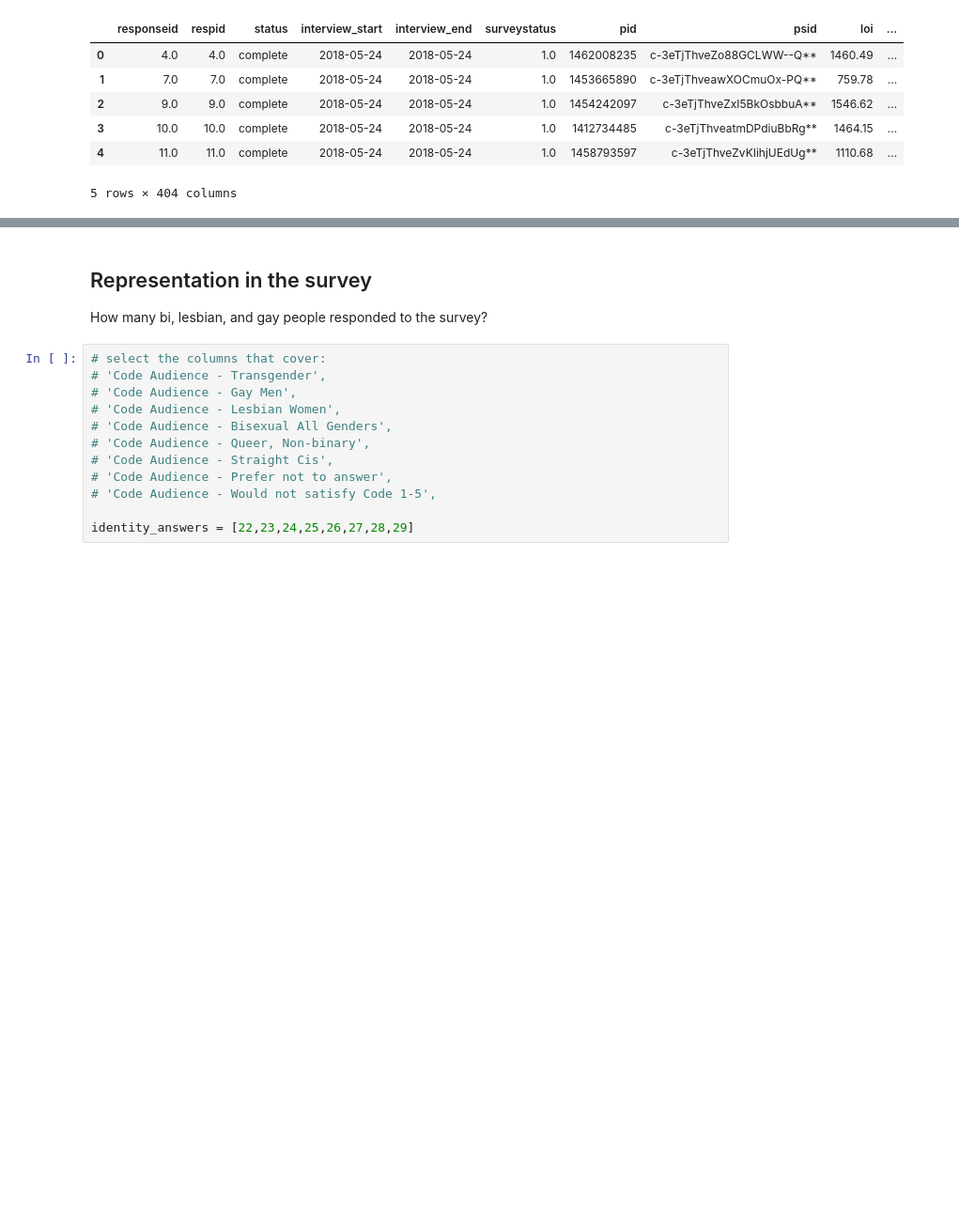
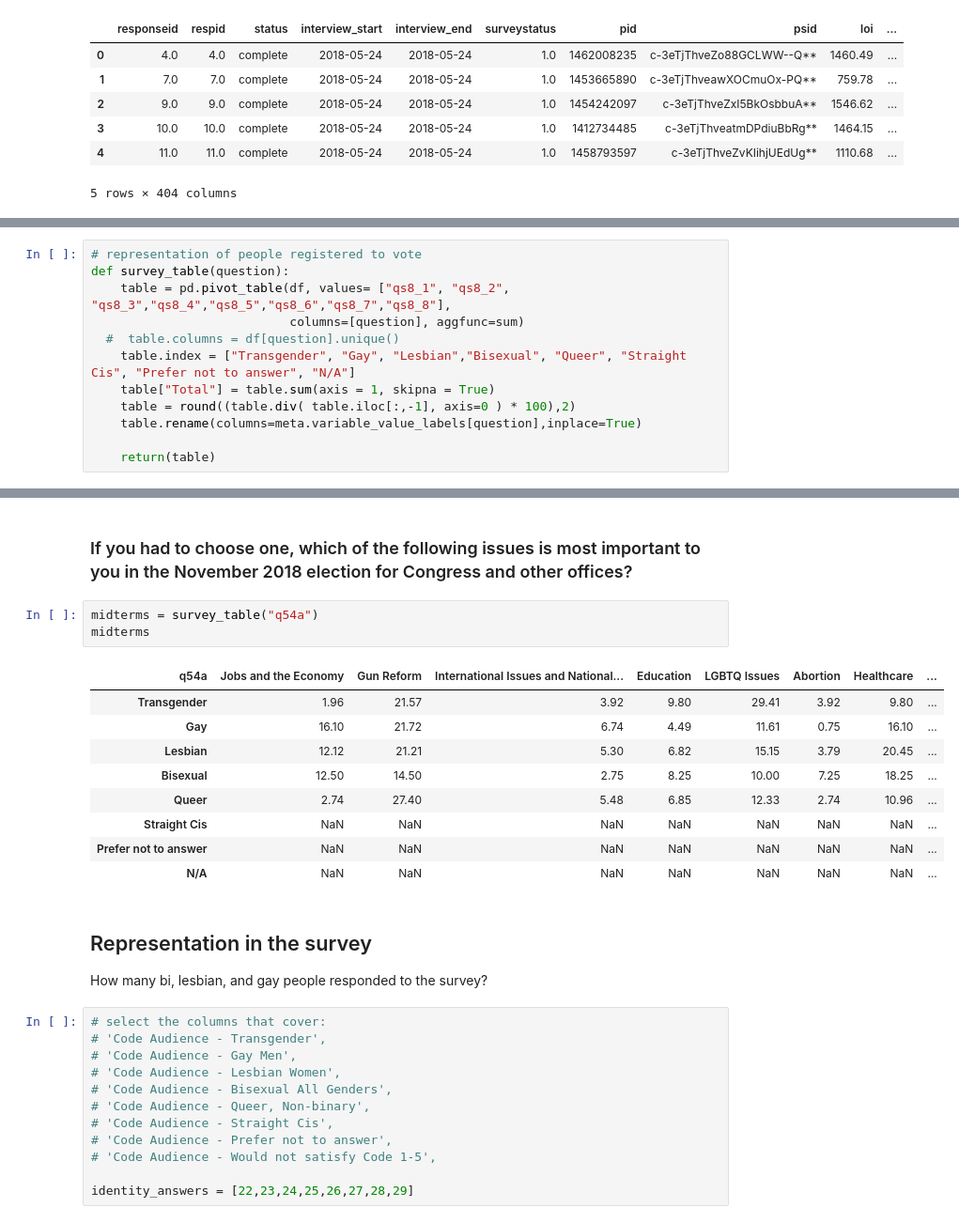
Before and after one commit to thebbennett/buzzfeed-wins-lgbt, a Jupyter notebook: Buzzfeed-Wins LGBT Exploratory Data Analysis.ipynb, the cells around one changed output, grey strips where cells are left out. Shown at 94% size. Drawn from its saved outputs; the diff is of its cells as text; blank space fills up the shorter version.

Commit message:
pivot tables!

```diff
--- a/Buzzfeed-Wins LGBT Exploratory Data Analysis.ipynb
+++ b/Buzzfeed-Wins LGBT Exploratory Data Analysis.ipynb
@@ -25,0 +34,12 @@ df.head()
+# %%
+# representation of people registered to vote
+def survey_table(question):
+    table = pd.pivot_table(df, values= ["qs8_1", "qs8_2", "qs8_3","qs8_4","qs8_5","qs8_6","qs8_7","qs8_8"],
+                           columns=[question], aggfunc=sum)
+  #  table.columns = df[question].unique()
+    table.index = ["Transgender", "Gay", "Lesbian","Bisexual", "Queer", "Straight Cis", "Prefer not to answer", "N/A"]
+    table["Total"] = table.sum(axis = 1, skipna = True)
+    table = round((table.div( table.iloc[:,-1], axis=0 ) * 100),2)
+    table.rename(columns=meta.variable_value_labels[question],inplace=True)
+
+    return(table)
@@ -26,3 +61,18 @@ df.head()
+# %% [markdown]
+### If you had to choose one, which of the following issues is most important to you in the November 2018 election for Congress and other offices?
+# %%
+midterms = survey_table("q54a")
+midterms
+# %% [output]
+| q54a | Jobs and the Economy | Gun Reform | International Issues and National... | Education | LGBTQ Issues | Abortion | Healthcare | ... |
+| Transgender | 1.96 | 21.57 | 3.92 | 9.80 | 29.41 | 3.92 | 9.80 | ... |
+| Gay | 16.10 | 21.72 | 6.74 | 4.49 | 11.61 | 0.75 | 16.10 | ... |
+| Lesbian | 12.12 | 21.21 | 5.30 | 6.82 | 15.15 | 3.79 | 20.45 | ... |
+| Bisexual | 12.50 | 14.50 | 2.75 | 8.25 | 10.00 | 7.25 | 18.25 | ... |
+| Queer | 2.74 | 27.40 | 5.48 | 6.85 | 12.33 | 2.74 | 10.96 | ... |
+| Straight Cis | NaN | NaN | NaN | NaN | NaN | NaN | NaN | ... |
+| Prefer not to answer | NaN | NaN | NaN | NaN | NaN | NaN | NaN | ... |
+| N/A | NaN | NaN | NaN | NaN | NaN | NaN | NaN | ... |
 # %% [markdown]
 ## Representation in the survey
 How many bi, lesbian, and gay people responded to the survey?
```
Also changed, not shown: parts of 9 cells of this notebook.
